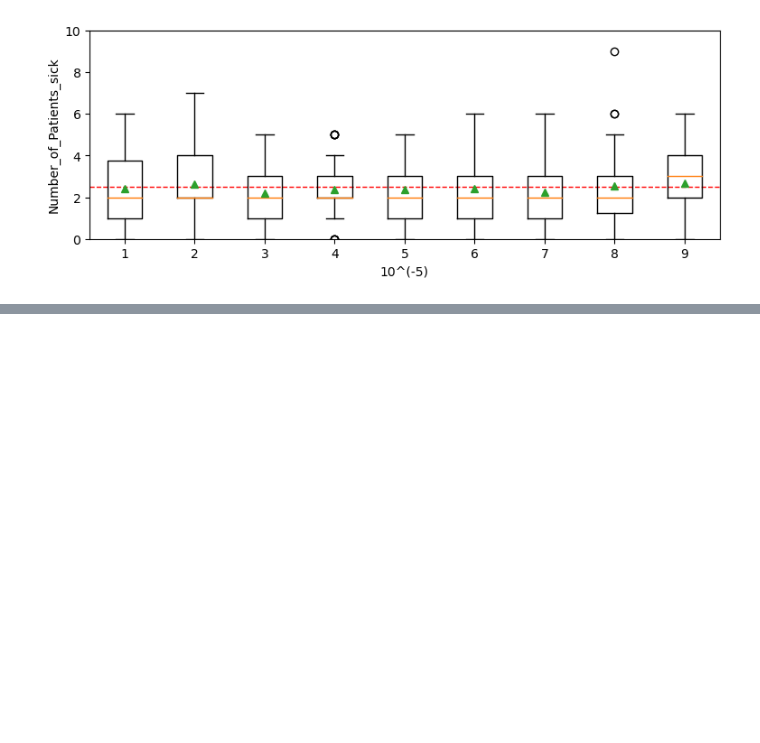
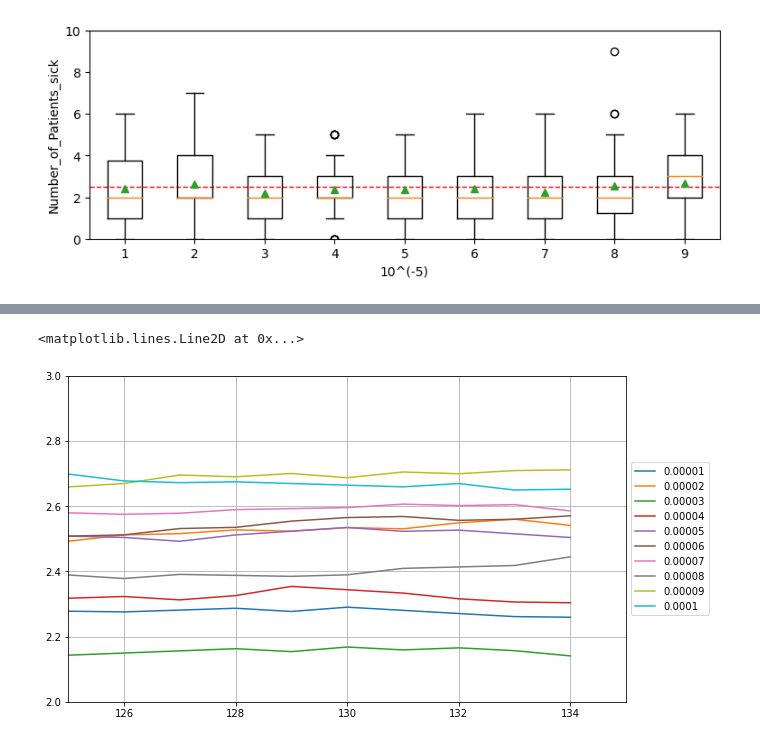
Before and after one commit to kimsol729/abm_cpe_model, a Jupyter notebook: src/Visualize_data_plot.ipynb, the cells around one changed output, grey strips where cells are left out. Cells and saved outputs as stored; diff of their text form; code cells hidden in the pictures; blank space fills up the shorter version.

```diff
--- a/src/Visualize_data_plot.ipynb
+++ b/src/Visualize_data_plot.ipynb
@@ -109,0 +127,8 @@ plt.show()
+# %%
+
+fig2 = c1.plot(figsize = (10,6),grid = True,xlim= (125,135),ylim = (2,3))
+fig2.legend(loc='center left', bbox_to_anchor=(1, 0.5))
+fig.axhline(y = 2.5, color = 'black',linestyle = '--')
+# %% [output]
+<matplotlib.lines.Line2D at 0x...>
+[figure, added]
```
Also changed, not shown: parts of 2 cells of this notebook, 2 other files.
